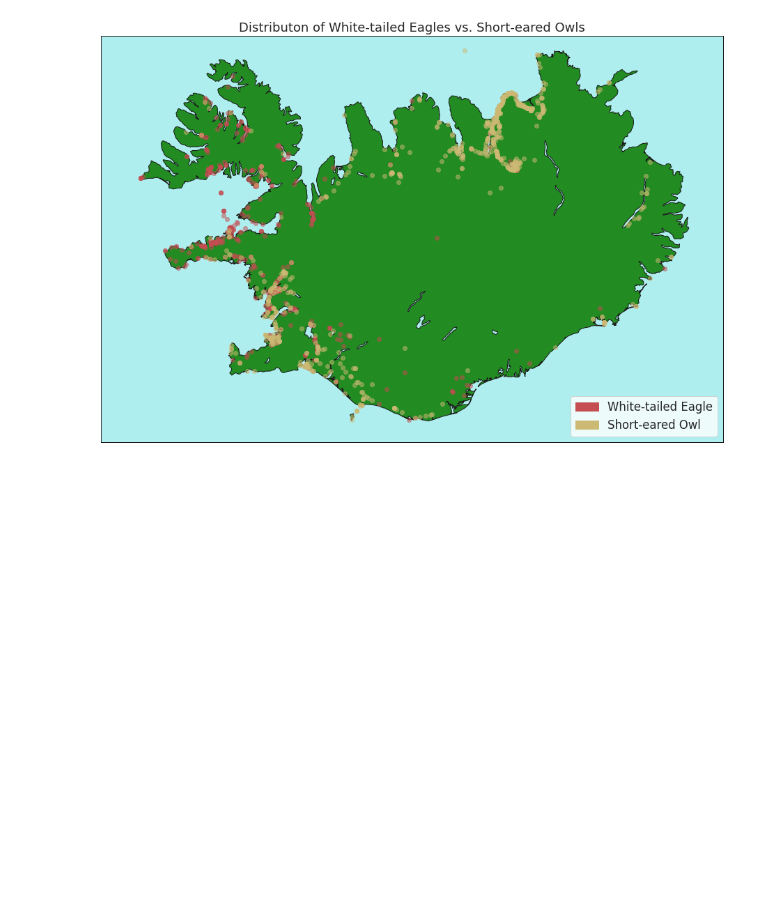
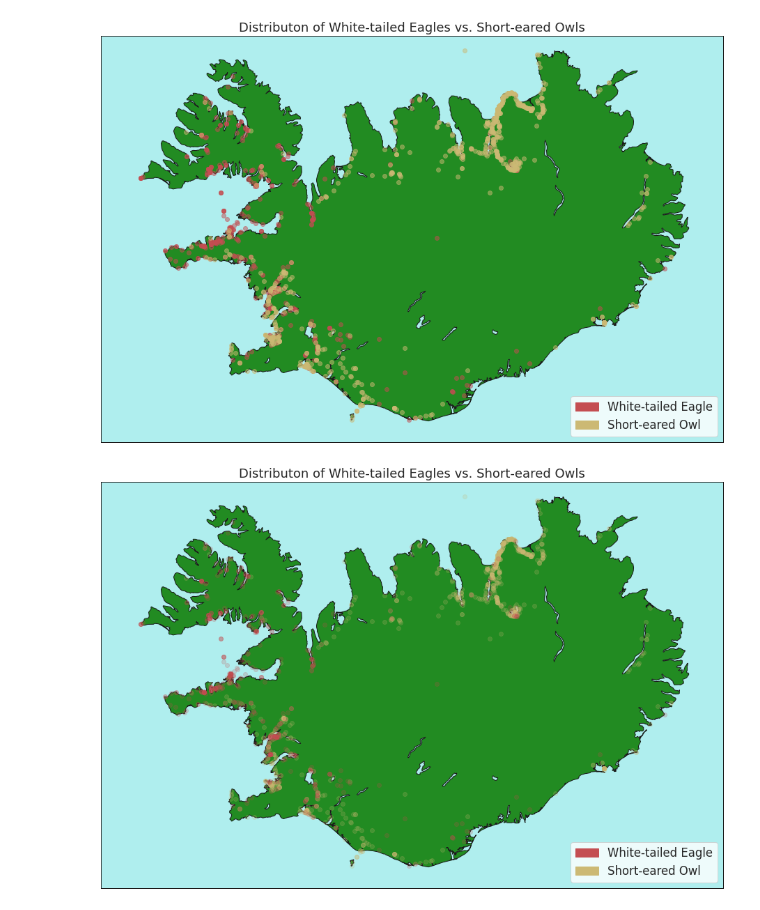
Before and after one commit to sveppalicious/Birds, a Jupyter notebook: Birds.ipynb, the cells around one changed output. Cells and saved outputs as stored; diff of their text form; code cells hidden in the pictures; blank space fills up the shorter version.

```diff
--- a/Birds.ipynb
+++ b/Birds.ipynb
@@ -149,20 +154,24 @@ def make_map():
 We also define a function to plot the location of birds on our map:
 # %%
 # Function that plots birds on a Basemap
-# frame = pandas DataFrame
-# map = Matplotlib Basemap (see function above)
-# marker = marker for the data point (defaults to "ro", red dot)
-# alpha_level = controls transparency of the marker (defaults to 1)
-def plot_birds(frame, map, marker="ro", alpha_level=1):
+# frame:        pandas DataFrame
+# map:          Matplotlib Basemap (see function above)
+# marker:       marker for the data point (defaults to "ro", red dot)
+# alpha_level:  controls transparency of the marker (defaults to 1)
+# draw_size:    whether we want to base the marker size on individualCount (defaults to False)
+def plot_birds(frame, map, marker="ro", alpha_level=1, draw_size=False):
     def plot_coords(row, map):
         lon = row["decimalLongitude"]
         lat = row["decimalLatitude"]
         # TODO: Figure out how to make the size work correctly.
         #       Some of the individual counts are very high,
         #       leading to ridiculously large markers
-        # size = row["individualCount"]
         x,y = map(lon, lat)
-        map.plot(x, y, marker, alpha=alpha_level)
+        if (draw_size):
+            size = row["individualCount"] / 20
+            map.plot(x, y, marker, alpha=alpha_level, markersize=size)
+        else:
+            map.plot(x, y, marker, alpha=alpha_level)
 
     # Iterate over the dataframe and plot coordinates
     for index, row in frame.iterrows():
@@ -201,3 +210,16 @@ plt.title("Distributon of White-tailed Eagles vs. Short-eared Owls")
 plt.show()
 # %% [output]
 [figure]
+# %%
+map = make_map()
+
+# Here we set the alpha level to 0.5 to deal with overlapping markers
+plot_birds(shortEaredOwls, map, "yo", .2)
+plot_birds(eagles, map, "ro", .2)
+
+owl_patch = mpatches.Patch(color="y", label="Short-eared Owl")
+plt.legend(handles=[eagle_patch, owl_patch], loc="lower right")
+plt.title("Distributon of White-tailed Eagles vs. Short-eared Owls")
+plt.show()
+# %% [output]
+[figure, added]
```
Also changed, not shown: parts of 12 cells of this notebook, 1 other file.
